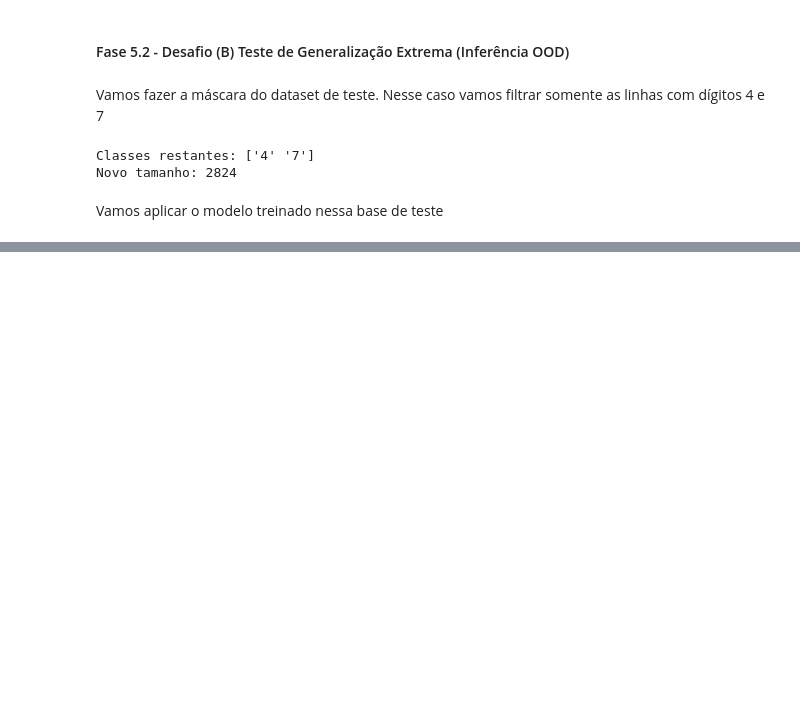
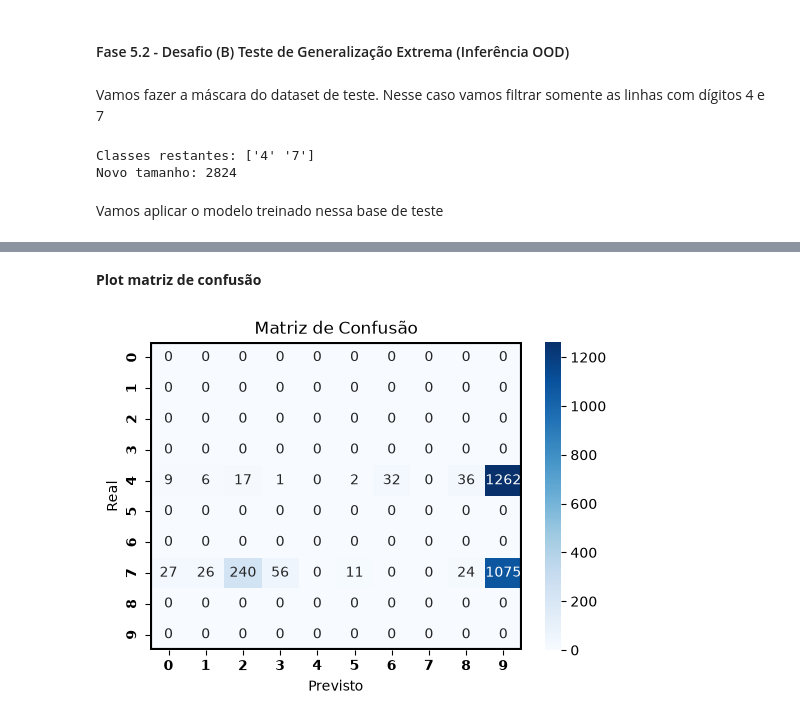
Before and after one commit to CherylHenkels/sctec-mini-projeto2, a Jupyter notebook: main.ipynb, the cells around one changed output, grey strips where cells are left out. Drawn from its saved outputs; the diff is of its cells as text; code cells hidden in the pictures; blank space fills up the shorter version.

```diff
--- a/main.ipynb
+++ b/main.ipynb
@@ -834,0 +934,6 @@ y_pred_filtrado = modelo_rf.predict(X_test_filtrado)
+# %% [markdown]
+**Plot matriz de confusão**
+# %%
+plot_confusion_matrix(y_test_filtrado, y_pred_filtrado)
+# %% [output]
+[figure, added]
```
Also changed, not shown: parts of 16 cells of this notebook.
